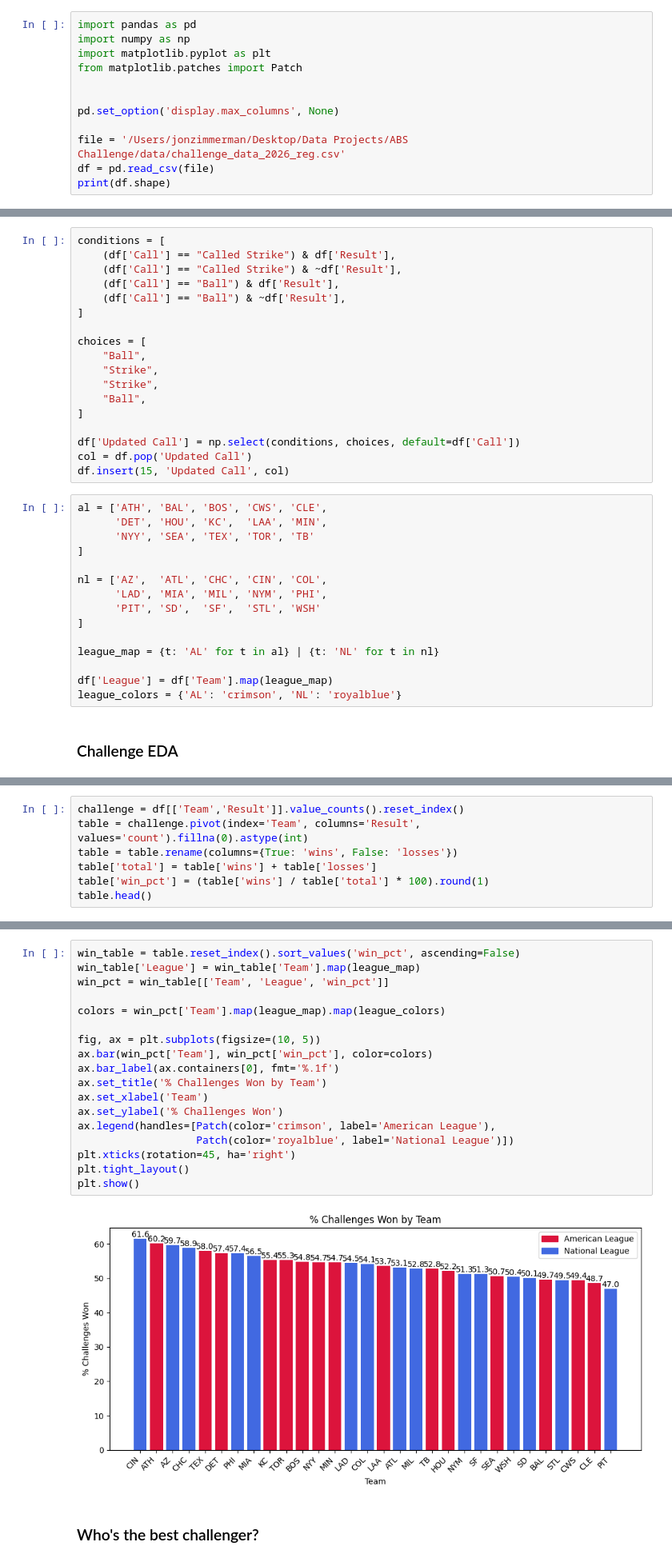
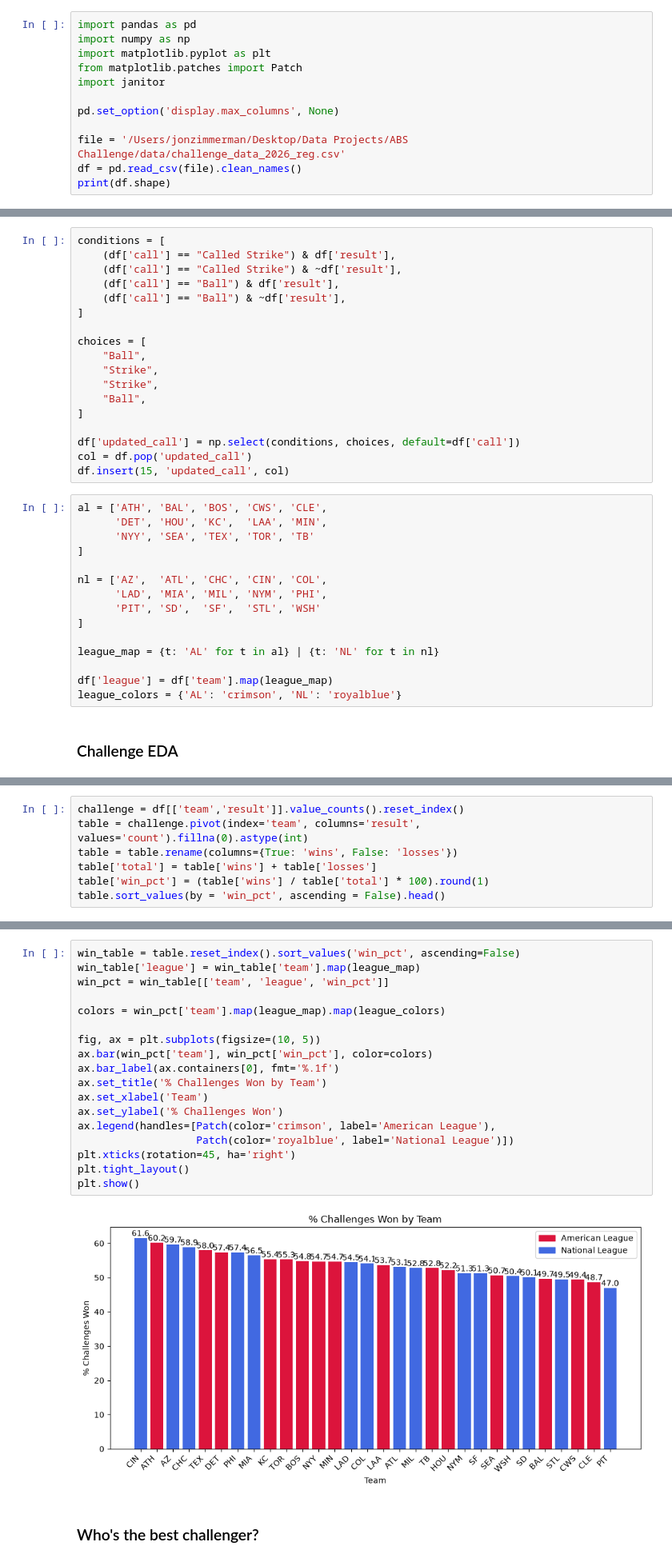
Before and after one commit to statzenthusiast921/ABS_Challenges, a Jupyter notebook: scripts/ABS EDA 10.17.26.ipynb, the cells around one changed output, grey strips where cells are left out. Shown at 80% size. Drawn from its saved outputs; the diff is of its cells as text.

```diff
--- a/scripts/ABS EDA 10.17.26.ipynb
+++ b/scripts/ABS EDA 10.17.26.ipynb
@@ -3,12 +3,12 @@ import pandas as pd
 import numpy as np
 import matplotlib.pyplot as plt
 from matplotlib.patches import Patch
-
+import janitor
 
 pd.set_option('display.max_columns', None)
 
 file = '/Users/jonzimmerman/Desktop/Data Projects/ABS Challenge/data/challenge_data_2026_reg.csv'
-df = pd.read_csv(file)
+df = pd.read_csv(file).clean_names()
 print(df.shape)
 # %% [output]
 (10557, 30)
@@ -37,10 +37,10 @@ df.head(2)
 - **WOE**: Wins over expected
 # %%
 conditions = [
-    (df['Call'] == "Called Strike") & df['Result'],
-    (df['Call'] == "Called Strike") & ~df['Result'],
-    (df['Call'] == "Ball") & df['Result'],
-    (df['Call'] == "Ball") & ~df['Result'],
+    (df['call'] == "Called Strike") & df['result'],
+    (df['call'] == "Called Strike") & ~df['result'],
+    (df['call'] == "Ball") & df['result'],
+    (df['call'] == "Ball") & ~df['result'],
 ]
 
 choices = [
@@ -50,9 +50,9 @@ choices = [
     "Ball",
 ]
 
-df['Updated Call'] = np.select(conditions, choices, default=df['Call'])
-col = df.pop('Updated Call')
-df.insert(15, 'Updated Call', col)
+df['updated_call'] = np.select(conditions, choices, default=df['call'])
+col = df.pop('updated_call')
+df.insert(15, 'updated_call', col)
 # %%
 al = ['ATH', 'BAL', 'BOS', 'CWS', 'CLE',
       'DET', 'HOU', 'KC',  'LAA', 'MIN',
@@ -66,7 +66,7 @@ nl = ['AZ',  'ATL', 'CHC', 'CIN', 'COL',
 
 league_map = {t: 'AL' for t in al} | {t: 'NL' for t in nl}
 
-df['League'] = df['Team'].map(league_map)
+df['league'] = df['team'].map(league_map)
 league_colors = {'AL': 'crimson', 'NL': 'royalblue'}
 # %% [markdown]
 ### Challenge EDA
@@ -127,8 +127,8 @@ plt.show()
 # %%
-challenge = df[['Team','Result']].value_counts().reset_index()
-table = challenge.pivot(index='Team', columns='Result', values='count').fillna(0).astype(int)
+challenge = df[['team','result']].value_counts().reset_index()
+table = challenge.pivot(index='team', columns='result', values='count').fillna(0).astype(int)
 table = table.rename(columns={True: 'wins', False: 'losses'})
 table['total'] = table['wins'] + table['losses']
 table['win_pct'] = (table['wins'] / table['total'] * 100).round(1)
-table.head()
+table.sort_values(by = 'win_pct', ascending = False).head()
 # %% [output]
@@ -142,23 +142,23 @@ table.head()
 # %%
 win_table = table.reset_index().sort_values('win_pct', ascending=False)
-win_table['League'] = win_table['Team'].map(league_map)
-win_pct = win_table[['Team', 'League', 'win_pct']]
+win_table['league'] = win_table['team'].map(league_map)
+win_pct = win_table[['team', 'league', 'win_pct']]
 
-colors = win_pct['Team'].map(league_map).map(league_colors)
+colors = win_pct['team'].map(league_map).map(league_colors)
 
 fig, ax = plt.subplots(figsize=(10, 5))
-ax.bar(win_pct['Team'], win_pct['win_pct'], color=colors)
+ax.bar(win_pct['team'], win_pct['win_pct'], color=colors)
 ax.bar_label(ax.containers[0], fmt='%.1f')
 ax.set_title('% Challenges Won by Team')
 ax.set_xlabel('Team')
 ax.set_ylabel('% Challenges Won')
 ax.legend(handles=[Patch(color='crimson', label='American League'),
                    Patch(color='royalblue', label='National League')])
 plt.xticks(rotation=45, ha='right')
 plt.tight_layout()
 plt.show()
 # %% [output]
-[figure, old version]
+[figure, new version]
 # %% [markdown]
 ### Who's the best challenger?
 # %%
```
Also changed, not shown: parts of 16 cells of this notebook.
